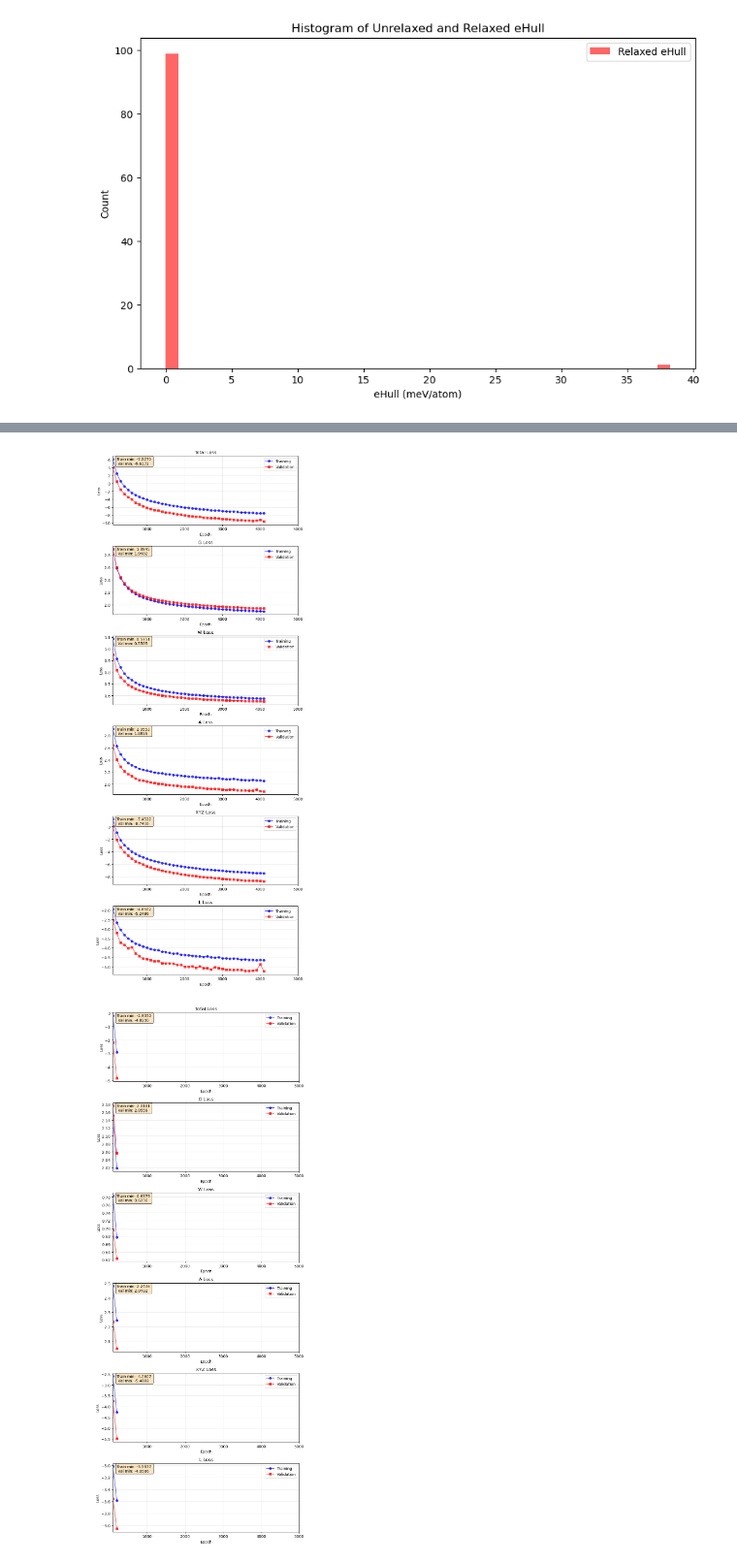
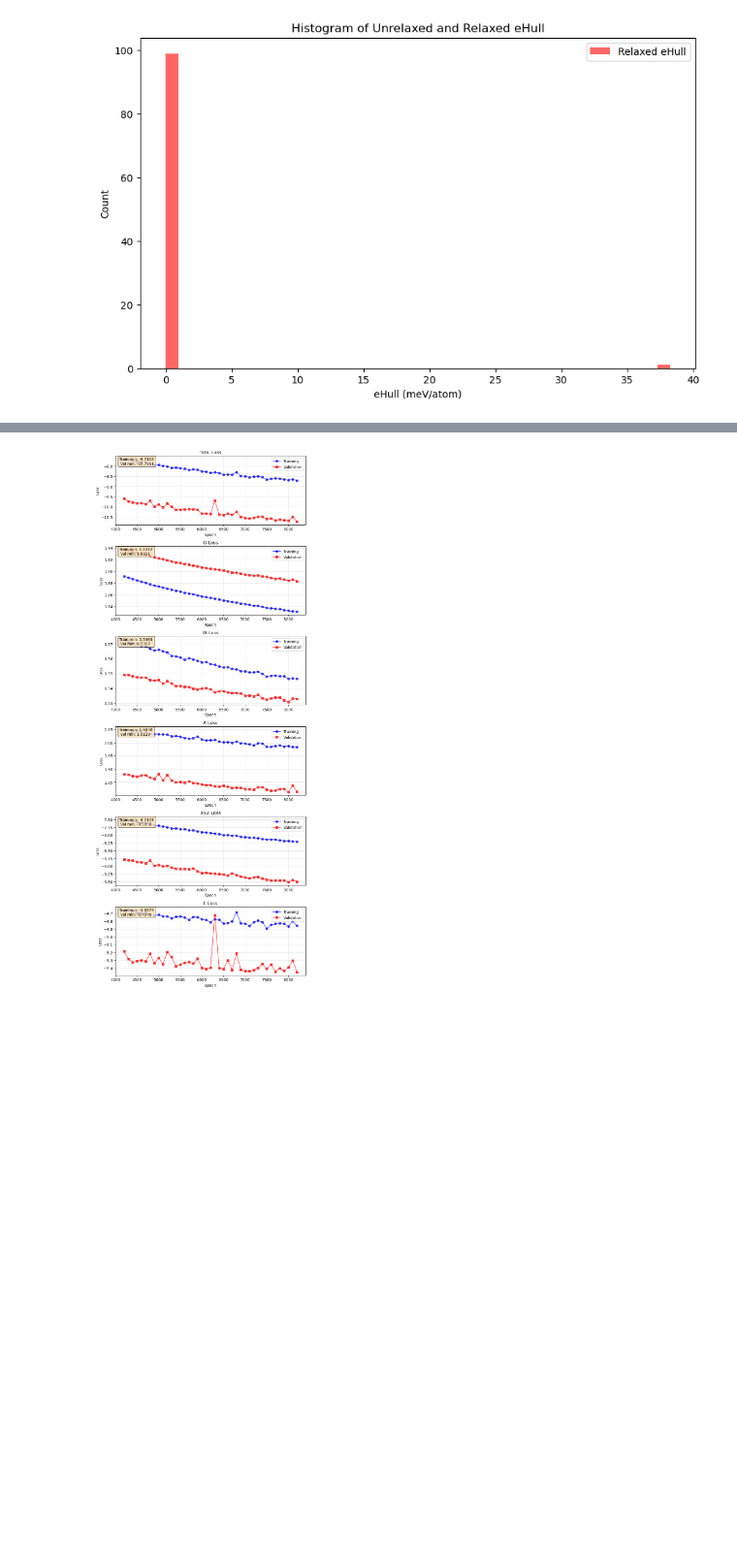
Before and after one commit to deepmodeling/CrystalFormer-CSP, a Jupyter notebook: scripts/analysis.ipynb, the cells around one changed output, grey strips where cells are left out. Shown at 97% size. Cells and saved outputs as stored; diff of their text form; code cells hidden in the pictures; blank space fills up the shorter version.

```diff
--- a/scripts/analysis.ipynb
+++ b/scripts/analysis.ipynb
@@ -194,8 +194,8 @@ finetune_path = "/home/user_wanglei/private/datafile/crystalgpt/csp/alex20/csp-3
 # %%
 
 file_paths = {
-    'epoch_3100': f"{base_path}/relaxed_structures_Cd3As2_3100_ehull.csv",
-    'epoch_4000': f"{base_path}/relaxed_structures_Cd3As2_4000_ehull.csv",
+    'epoch_6000': f"{base_path}/relaxed_structures_Cd3As2_6000_ehull.csv",
+    'epoch_7900': f"{base_path}/relaxed_structures_Cd3As2_7900_ehull.csv",
     #'finetune': f"{finetune_path}/relaxed_structures_TaCr2O6_1020_ehull.csv"
 }
 
@@ -364,7 +351,7 @@ def plot_training_losses(df, figsize=(8, 20)):
             ax.legend()
             ax.grid(True, alpha=0.3)
             #ax.set_xscale('log')  # Set log scale for x-axis
-            ax.set_xlim([100, 5000])
+            #ax.set_xlim([4200, 5000])
 
             # Add some statistics
             train_min = df[train_col].min()
@@ -387,12 +374,11 @@ def plot_training_losses(df, figsize=(8, 20)):
 
 #log_file_path = "~/private/datafile/crystalgpt/csp/alex20/csp-6000f/adam_bs_8000_lr_0.0001_decay_0_clip_1_A_119_W_28_N_21_a_1_w_1_l_1_Nf_5_Kx_16_Kl_4_h0_256_l_16_H_16_k_64_m_64_e_32_drop_0.1_0.1/data.txt"
 
-log_file_path = "~/private/datafile/crystalgpt/csp/alex20s/csp-07d3f/adam_bs_8000_lr_0.0001_decay_0_clip_1_A_119_W_28_N_21_a_1_w_1_l_1_Nf_5_Kx_16_Kl_4_h0_256_l_16_H_16_k_64_m_64_e_32_drop_0.1_0.1/data.txt"
+#log_file_path = "~/private/datafile/crystalgpt/csp/alex20s/csp-07d3f/adam_bs_8000_lr_0.0001_decay_0_clip_1_A_119_W_28_N_21_a_1_w_1_l_1_Nf_5_Kx_16_Kl_4_h0_256_l_16_H_16_k_64_m_64_e_32_drop_0.1_0.1/data.txt"
 
-logfile_path2 = "~/private/datafile/crystalgpt/csp/alex20s/csp-8c3cb/adam_bs_8000_lr_0.001_decay_0_clip_1_A_119_W_28_N_21_a_1_w_1_l_1_Nf_5_Kx_16_Kl_4_h0_256_l_16_H_16_k_64_m_64_e_32_drop_0.1_0.1/data.txt"
+log_file_path = "~/private/datafile/crystalgpt/csp/alex20s/csp-a20de/adam_bs_8000_lr_0.0001_decay_0_clip_1_A_119_W_28_N_21_a_1_w_1_l_1_Nf_5_Kx_16_Kl_4_h0_256_l_16_H_16_k_64_m_64_e_32_drop_0.1_0.1/data.txt"
 
 
 # Load the data
 training_df = load_training_logs(log_file_path)
-training_df2 = load_training_logs(logfile_path2)
 # %% [output]
@@ -409,7 +390,5 @@ Data shape: (2, 13)
 # %%
 
 plot_training_losses(training_df)
-plot_training_losses(training_df2)
 # %% [output]
-[figure, old version]
+[figure, new version]
-[figure, removed]
```
Also changed, not shown: parts of 5 cells of this notebook, 6 other files.
